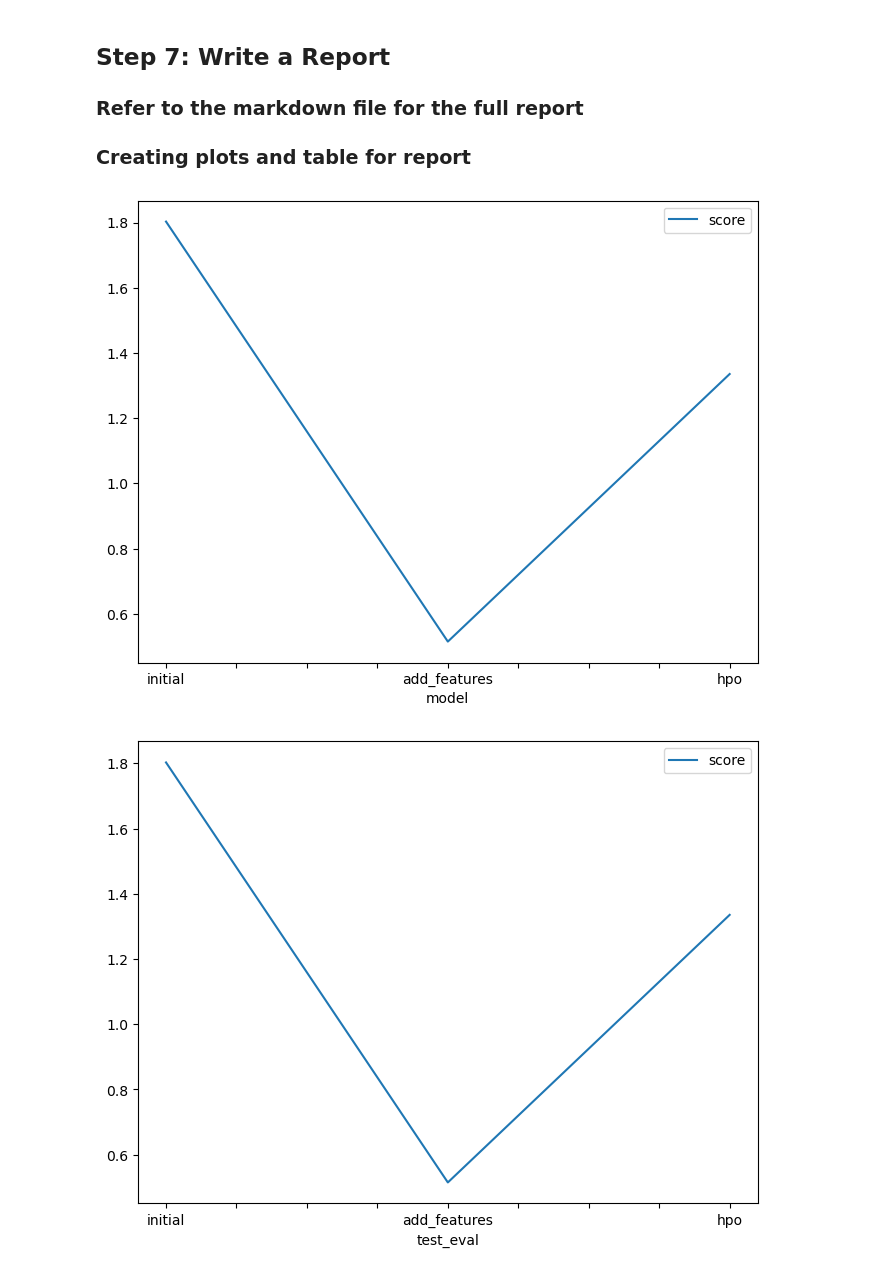
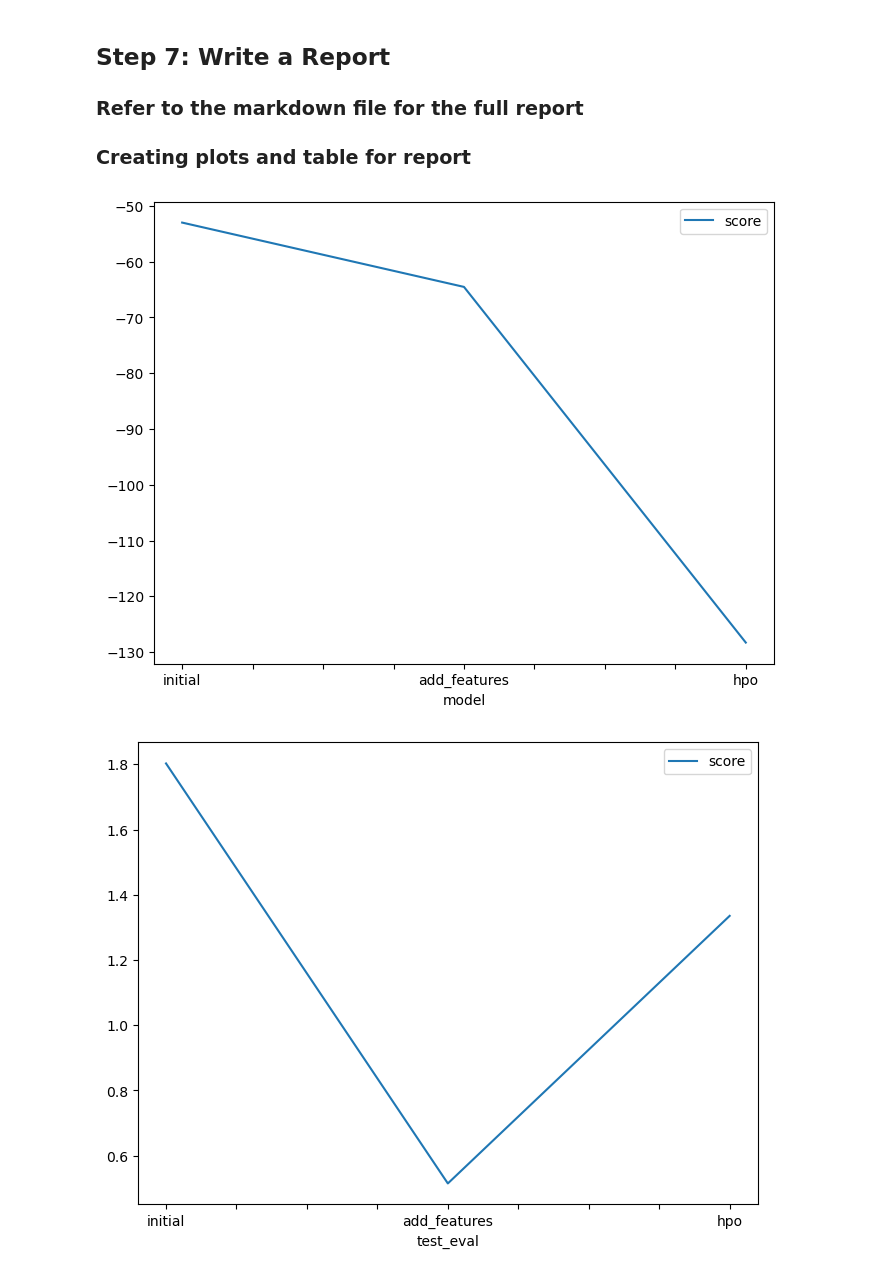
Before and after one commit to HIMANSHIMANGLA/bike_project, a Jupyter notebook: project/project-template.ipynb, the cells around one changed output. Drawn from its saved outputs; the diff is of its cells as text; code cells hidden in the pictures.

```diff
--- a/project/project-template.ipynb
+++ b/project/project-template.ipynb
@@ -783,15 +783,16 @@ submission.csv               2025-05-23 09:24:24.910000  first raw submission
 # %%
 # Taking the top model score from each training run and creating a line plot to show improvement
 # You can create these in the notebook and save them to PNG or use some other tool (e.g. google sheets, excel)
+import pandas as pd
 fig = pd.DataFrame(
     {
         "model": ["initial", "add_features", "hpo"],
-        "score": [1.80291 , 0.51497, 1.33550]
+        "score": [-52.991158 , -64.524589, -128.303912]
     }
 ).plot(x="model", y="score", figsize=(8, 6)).get_figure()
 fig.savefig('model_train_score.png')
 # %% [output]
-[figure, old version]
+[figure, new version]
 # %%
 # Take the 3 kaggle scores and creating a line plot to show improvement
 fig = pd.DataFrame(
```
Also changed, not shown: 2 other files.
